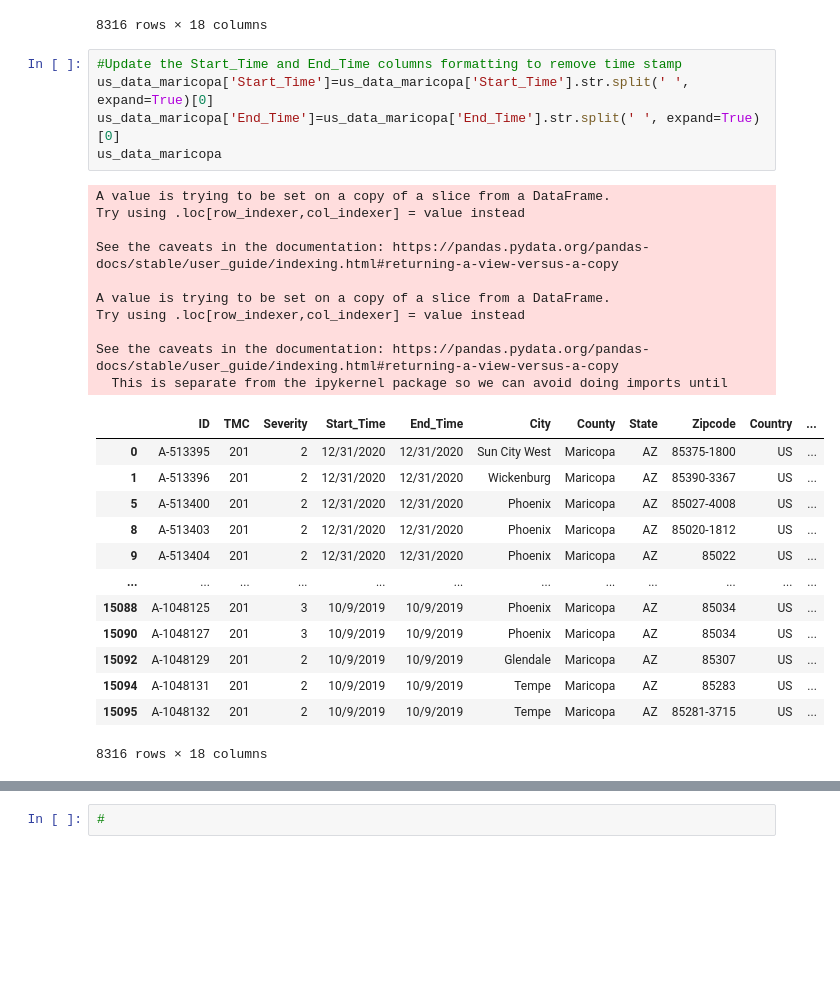
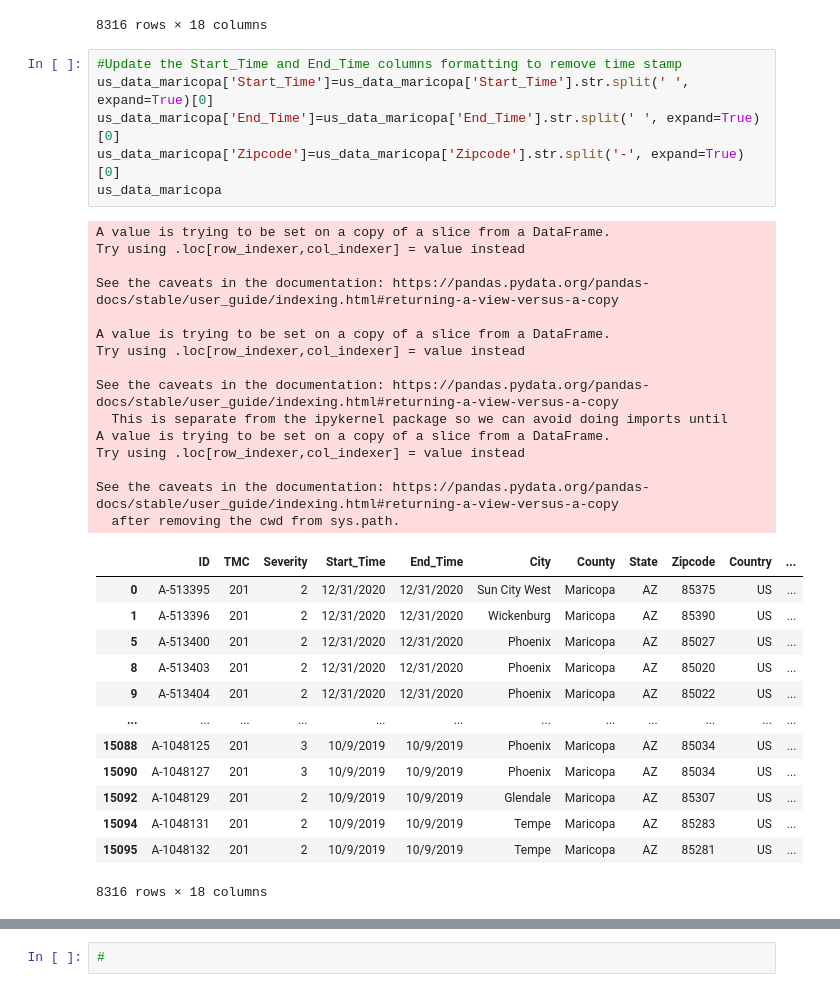
Before and after one commit to samantha8990/Project-1, a Jupyter notebook: JupiterNotebook.ipynb, the cells around one changed output, grey strips where cells are left out. Saved outputs shown, nothing was run; the diff lists cells and outputs as text; blank space fills up the shorter version.

```diff
--- a/JupiterNotebook.ipynb
+++ b/JupiterNotebook.ipynb
@@ -45,29 +45,35 @@ us_data_maricopa
 # %%
 #Update the Start_Time and End_Time columns formatting to remove time stamp
 us_data_maricopa['Start_Time']=us_data_maricopa['Start_Time'].str.split(' ', expand=True)[0]
 us_data_maricopa['End_Time']=us_data_maricopa['End_Time'].str.split(' ', expand=True)[0]
+us_data_maricopa['Zipcode']=us_data_maricopa['Zipcode'].str.split('-', expand=True)[0]
 us_data_maricopa
 # %% [output]
 A value is trying to be set on a copy of a slice from a DataFrame.
 Try using .loc[row_indexer,col_indexer] = value instead
 
 See the caveats in the documentation: https://pandas.pydata.org/pandas-docs/stable/user_guide/indexing.html#returning-a-view-versus-a-copy
 
 A value is trying to be set on a copy of a slice from a DataFrame.
 Try using .loc[row_indexer,col_indexer] = value instead
 
 See the caveats in the documentation: https://pandas.pydata.org/pandas-docs/stable/user_guide/indexing.html#returning-a-view-versus-a-copy
   This is separate from the ipykernel package so we can avoid doing imports until
+A value is trying to be set on a copy of a slice from a DataFrame.
+Try using .loc[row_indexer,col_indexer] = value instead
+
+See the caveats in the documentation: https://pandas.pydata.org/pandas-docs/stable/user_guide/indexing.html#returning-a-view-versus-a-copy
+  after removing the cwd from sys.path.
 |  | ID | TMC | Severity | Start_Time | End_Time | City | County | State | Zipcode | Country | ... |
-| 0 | A-513395 | 201 | 2 | 12/31/2020 | 12/31/2020 | Sun City West | Maricopa | AZ | 85375-1800 | US | ... |
-| 1 | A-513396 | 201 | 2 | 12/31/2020 | 12/31/2020 | Wickenburg | Maricopa | AZ | 85390-3367 | US | ... |
-| 5 | A-513400 | 201 | 2 | 12/31/2020 | 12/31/2020 | Phoenix | Maricopa | AZ | 85027-4008 | US | ... |
-| 8 | A-513403 | 201 | 2 | 12/31/2020 | 12/31/2020 | Phoenix | Maricopa | AZ | 85020-1812 | US | ... |
+| 0 | A-513395 | 201 | 2 | 12/31/2020 | 12/31/2020 | Sun City West | Maricopa | AZ | 85375 | US | ... |
+| 1 | A-513396 | 201 | 2 | 12/31/2020 | 12/31/2020 | Wickenburg | Maricopa | AZ | 85390 | US | ... |
+| 5 | A-513400 | 201 | 2 | 12/31/2020 | 12/31/2020 | Phoenix | Maricopa | AZ | 85027 | US | ... |
+| 8 | A-513403 | 201 | 2 | 12/31/2020 | 12/31/2020 | Phoenix | Maricopa | AZ | 85020 | US | ... |
 | 9 | A-513404 | 201 | 2 | 12/31/2020 | 12/31/2020 | Phoenix | Maricopa | AZ | 85022 | US | ... |
 | ... | ... | ... | ... | ... | ... | ... | ... | ... | ... | ... | ... |
 | 15088 | A-1048125 | 201 | 3 | 10/9/2019 | 10/9/2019 | Phoenix | Maricopa | AZ | 85034 | US | ... |
 | 15090 | A-1048127 | 201 | 3 | 10/9/2019 | 10/9/2019 | Phoenix | Maricopa | AZ | 85034 | US | ... |
 | 15092 | A-1048129 | 201 | 2 | 10/9/2019 | 10/9/2019 | Glendale | Maricopa | AZ | 85307 | US | ... |
 | 15094 | A-1048131 | 201 | 2 | 10/9/2019 | 10/9/2019 | Tempe | Maricopa | AZ | 85283 | US | ... |
-| 15095 | A-1048132 | 201 | 2 | 10/9/2019 | 10/9/2019 | Tempe | Maricopa | AZ | 85281-3715 | US | ... |
+| 15095 | A-1048132 | 201 | 2 | 10/9/2019 | 10/9/2019 | Tempe | Maricopa | AZ | 85281 | US | ... |
 8316 rows × 18 columns
```
Also changed, not shown: parts of 5 cells of this notebook.
